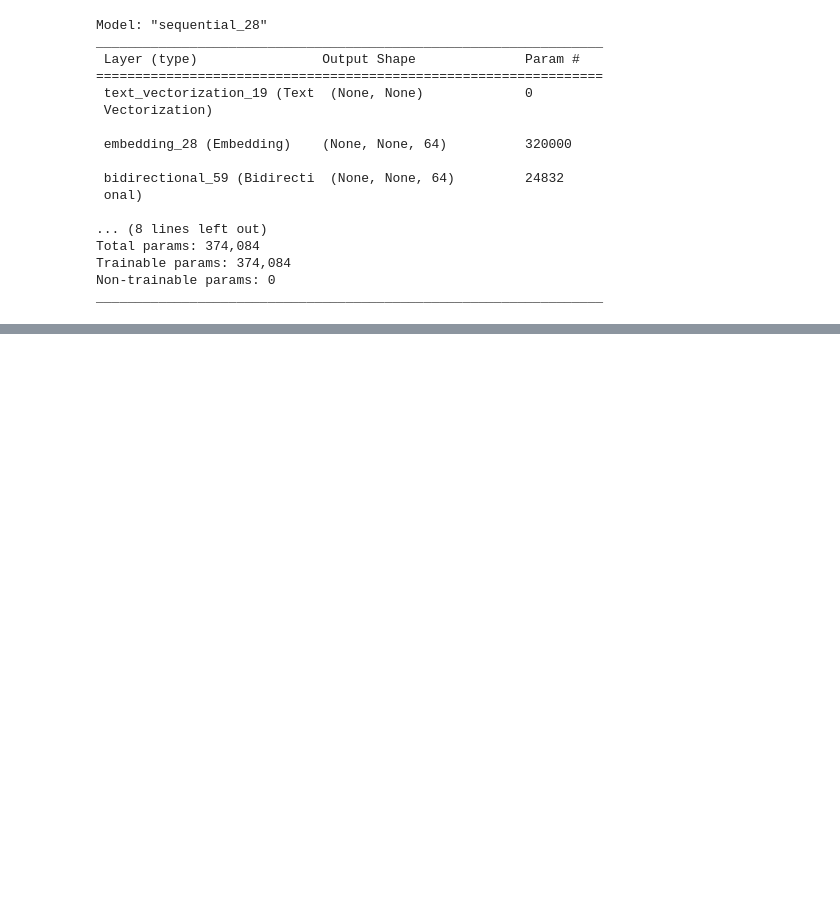
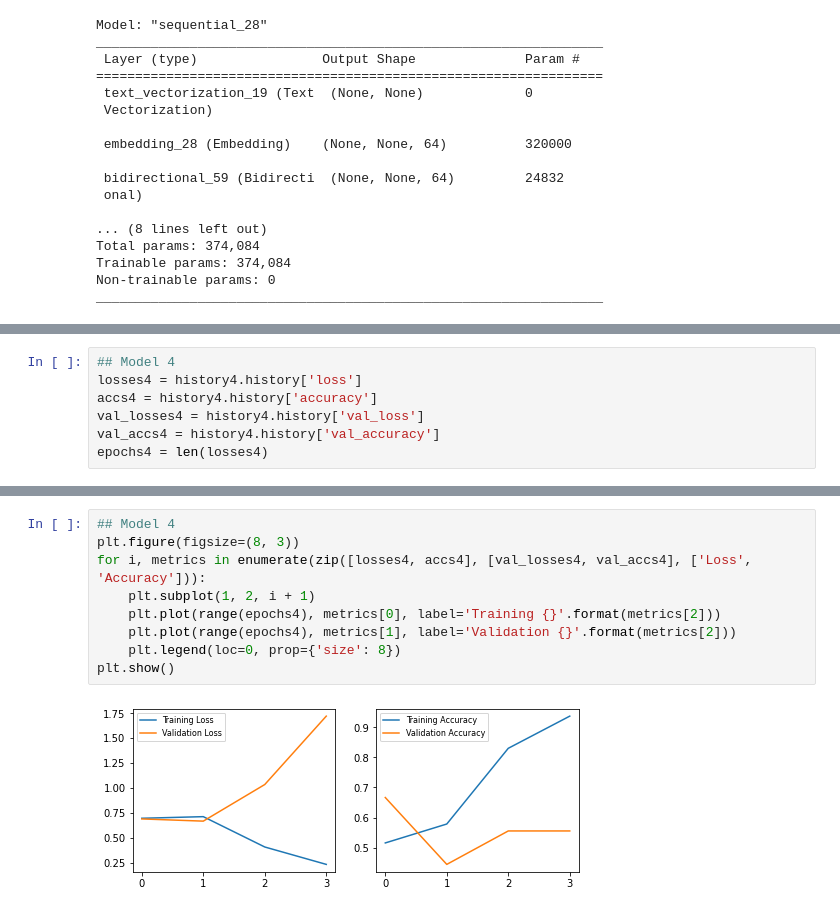
Before and after one commit to alawrence30/Machine-Learning, a Jupyter notebook: Assignment_3_v2.ipynb, the cells around one changed output, grey strips where cells are left out. Drawn from its saved outputs; the diff is of its cells as text; blank space fills up the shorter version.

```diff
--- a/Assignment_3_v2.ipynb
+++ b/Assignment_3_v2.ipynb
@@ -2009,0 +2280,7 @@ _________________________________________________________________
+# %%
+## Model 4
+losses4 = history4.history['loss']
+accs4 = history4.history['accuracy']
+val_losses4 = history4.history['val_loss']
+val_accs4 = history4.history['val_accuracy']
+epochs4 = len(losses4)
@@ -2009,0 +2329,11 @@ _________________________________________________________________
+# %%
+## Model 4
+plt.figure(figsize=(8, 3))
+for i, metrics in enumerate(zip([losses4, accs4], [val_losses4, val_accs4], ['Loss', 'Accuracy'])):
+    plt.subplot(1, 2, i + 1)
+    plt.plot(range(epochs4), metrics[0], label='Training {}'.format(metrics[2]))
+    plt.plot(range(epochs4), metrics[1], label='Validation {}'.format(metrics[2]))
+    plt.legend(loc=0, prop={'size': 8})
+plt.show()
+# %% [output]
+[figure, added]
```
Also changed, not shown: parts of 65 cells of this notebook.
